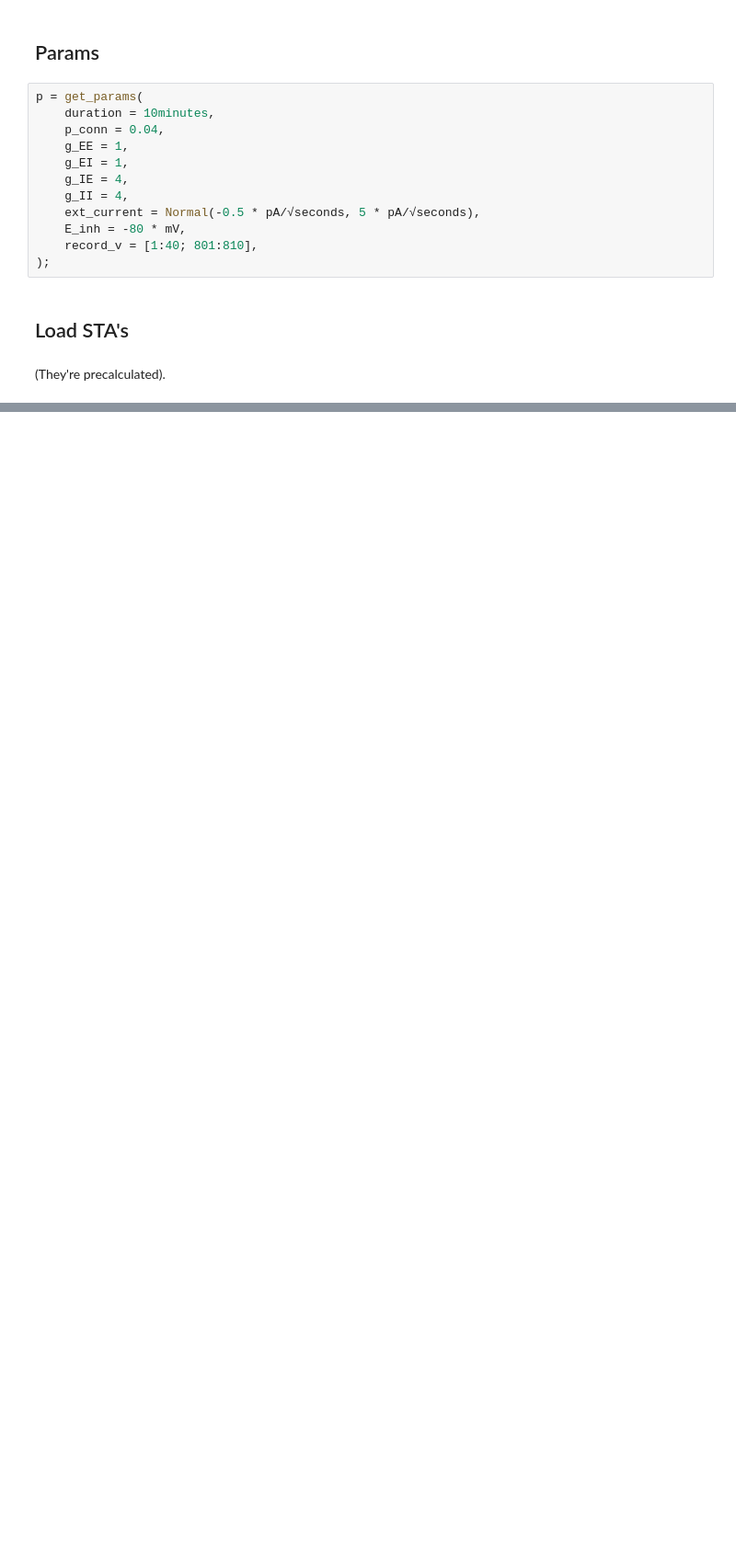
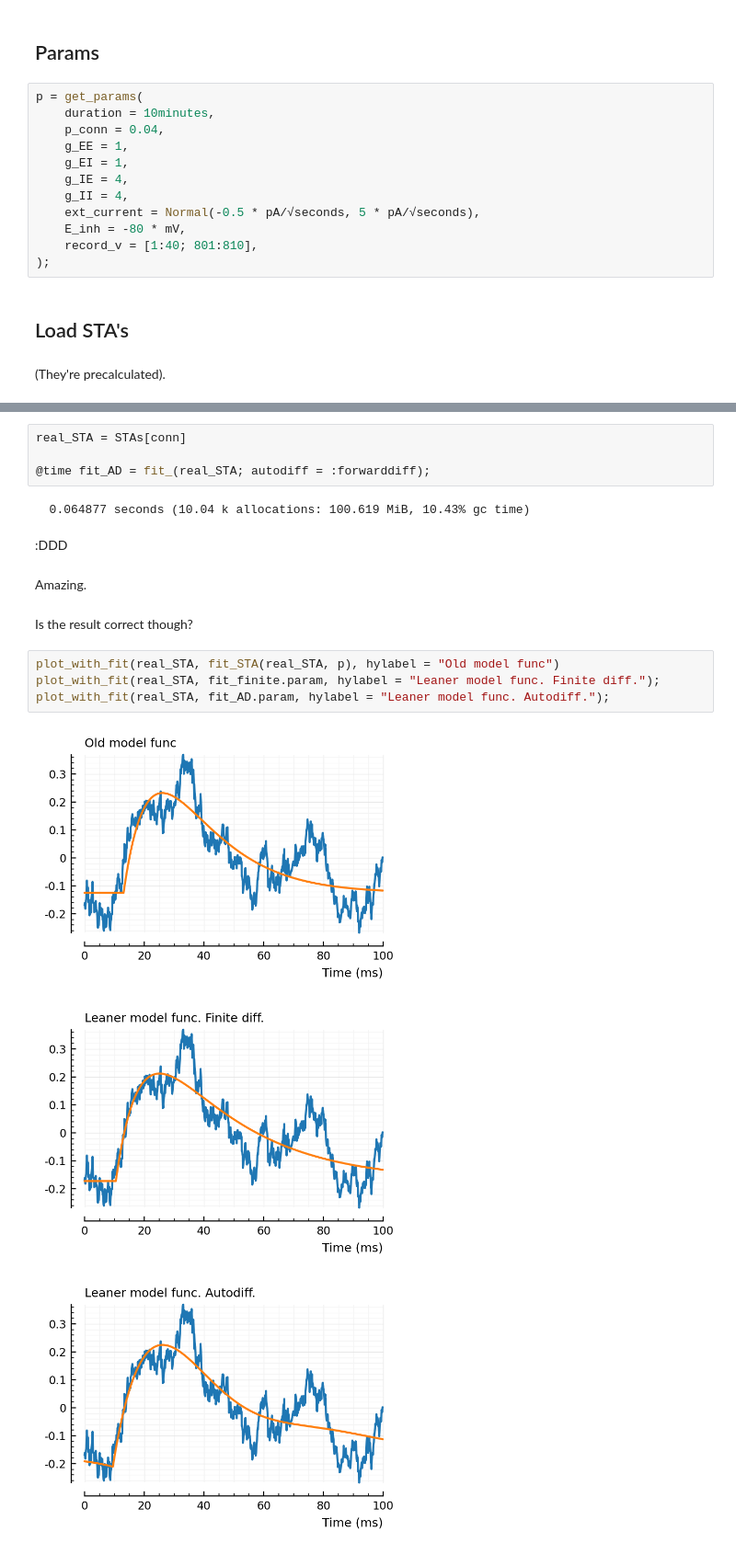
Before and after one commit to tfiers/phd, a Jupyter notebook: _sources/nb/2022-09-30__Conntest_with_parametric_STA_model.ipynb, the cells around one changed output, grey strips where cells are left out. Shown at 92% size. Saved outputs shown, nothing was run; the diff lists cells and outputs as text; blank space fills up the shorter version.

```diff
--- a/_sources/nb/2022-09-30__Conntest_with_parametric_STA_model.ipynb
+++ b/_sources/nb/2022-09-30__Conntest_with_parametric_STA_model.ipynb
@@ -44,0 +372,20 @@ LsqFit.LsqFitResult{Vector{Float64}, Vector{Float64}, Matrix{Float64}, Vector{Fl
+# %%
+real_STA = STAs[conn]
+
+@time fit_AD = fit_(real_STA; autodiff = :forwarddiff);
+# %% [output]
+  0.064877 seconds (10.04 k allocations: 100.619 MiB, 10.43% gc time)
+# %% [markdown]
+:DDD
+# %% [markdown]
+Amazing.
+# %% [markdown]
+Is the result correct though?
+# %%
+plot_with_fit(real_STA, fit_STA(real_STA, p), hylabel = "Old model func")
+plot_with_fit(real_STA, fit_finite.param, hylabel = "Leaner model func. Finite diff.");
+plot_with_fit(real_STA, fit_AD.param, hylabel = "Leaner model func. Autodiff.");
+# %% [output]
+[figure, added]
+[figure, added]
+[figure, added]
```
Also changed, not shown: parts of 133 cells of this notebook, 13 other files.
